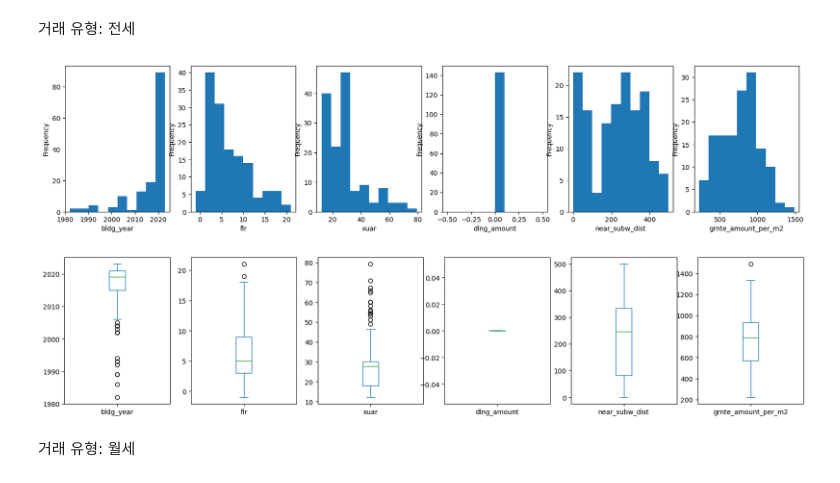
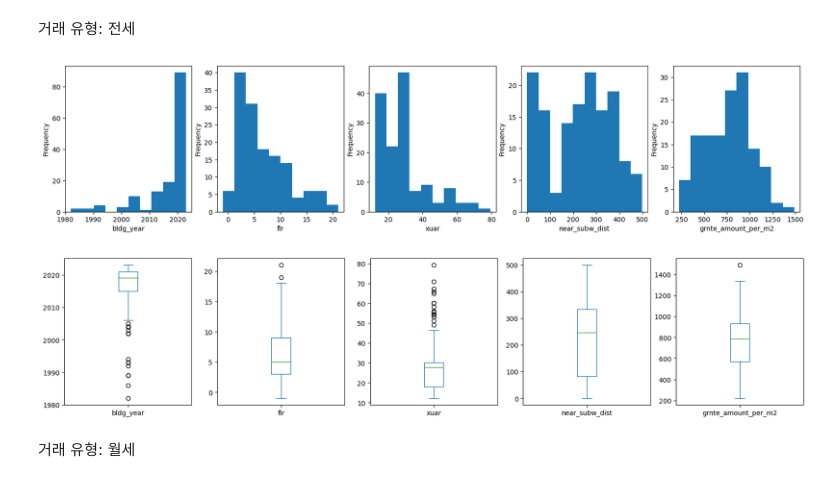
Before and after one commit to hoorangyee/-, a Jupyter notebook: Station_influence_area_data_analysis.ipynb, the cells around one changed output. Cells and saved outputs as stored; diff of their text form; code cells hidden in the pictures.

```diff
--- a/Station_influence_area_data_analysis.ipynb
+++ b/Station_influence_area_data_analysis.ipynb
@@ -267,22 +267,22 @@ for i in range(6):
 # %% [markdown]
 거래 유형: 전세
 # %%
-selected_col = ['bldg_year', 'flr', 'xuar', 'dlng_amount', 'near_subw_dist', 'grnte_amount_per_m2']
-fig, axes = plt.subplots(nrows=1, ncols=6, figsize=(20, 4))
+selected_col = ['bldg_year', 'flr', 'xuar', 'near_subw_dist', 'grnte_amount_per_m2']
+fig, axes = plt.subplots(nrows=1, ncols=len(selected_col), figsize=(20, 4))
 
-for i in range(6):
+for i in range(len(selected_col)):
     axes[i].set_xlabel(selected_col[i])
     lease_without_apt[selected_col[i]].plot.hist(ax=axes[i])
 # %% [output]
-[figure, old version]
+[figure, new version]
 # %%
-fig, axes = plt.subplots(nrows=1, ncols=6, figsize=(20, 4))
+fig, axes = plt.subplots(nrows=1, ncols=len(selected_col), figsize=(20, 4))
 
-for i in range(6):
+for i in range(len(selected_col)):
 
     lease_without_apt[selected_col[i]].plot.box(ax=axes[i])
 # %% [output]
-[figure, old version]
+[figure, new version]
 # %% [markdown]
 거래 유형: 월세
 # %%
```
Also changed, not shown: parts of 14 cells of this notebook.
